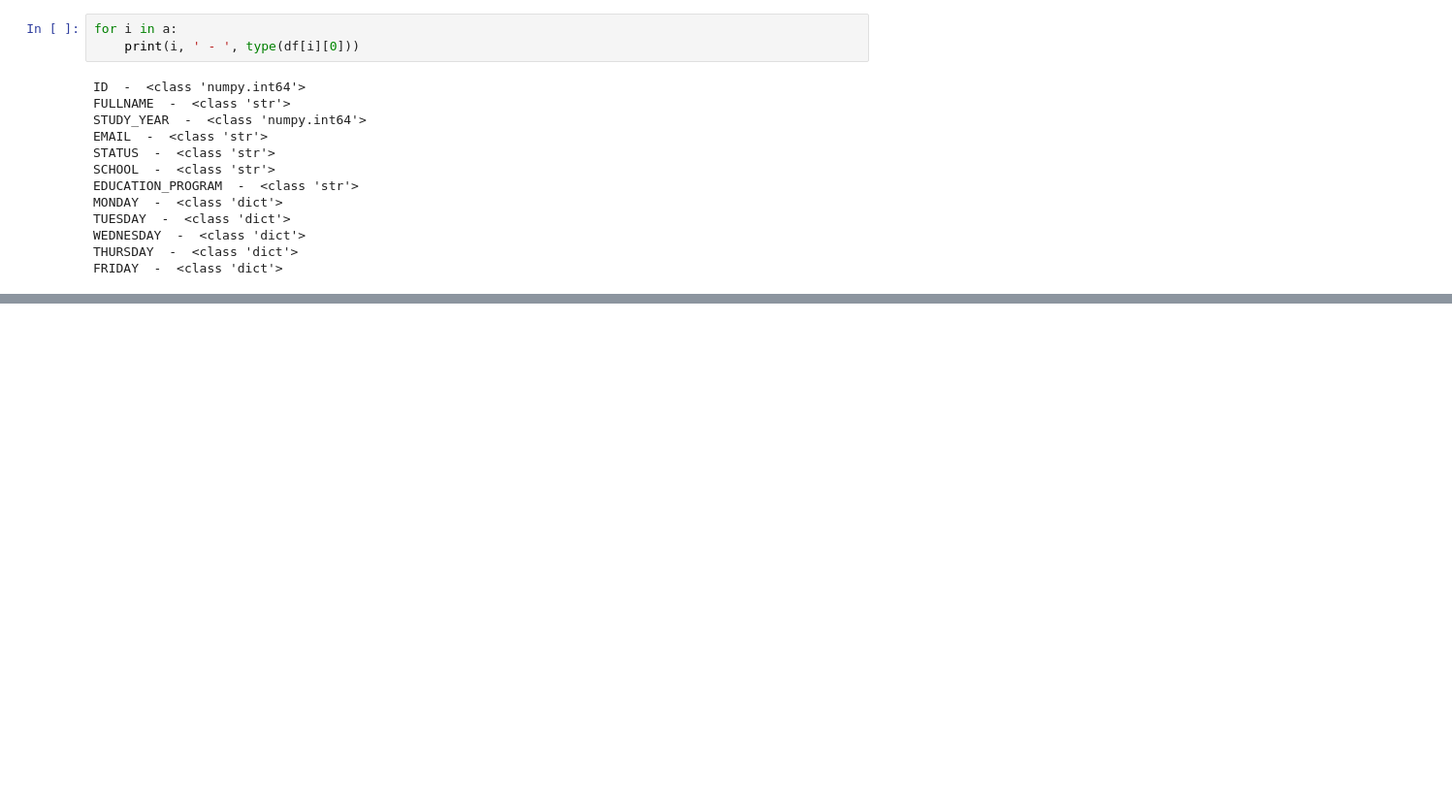
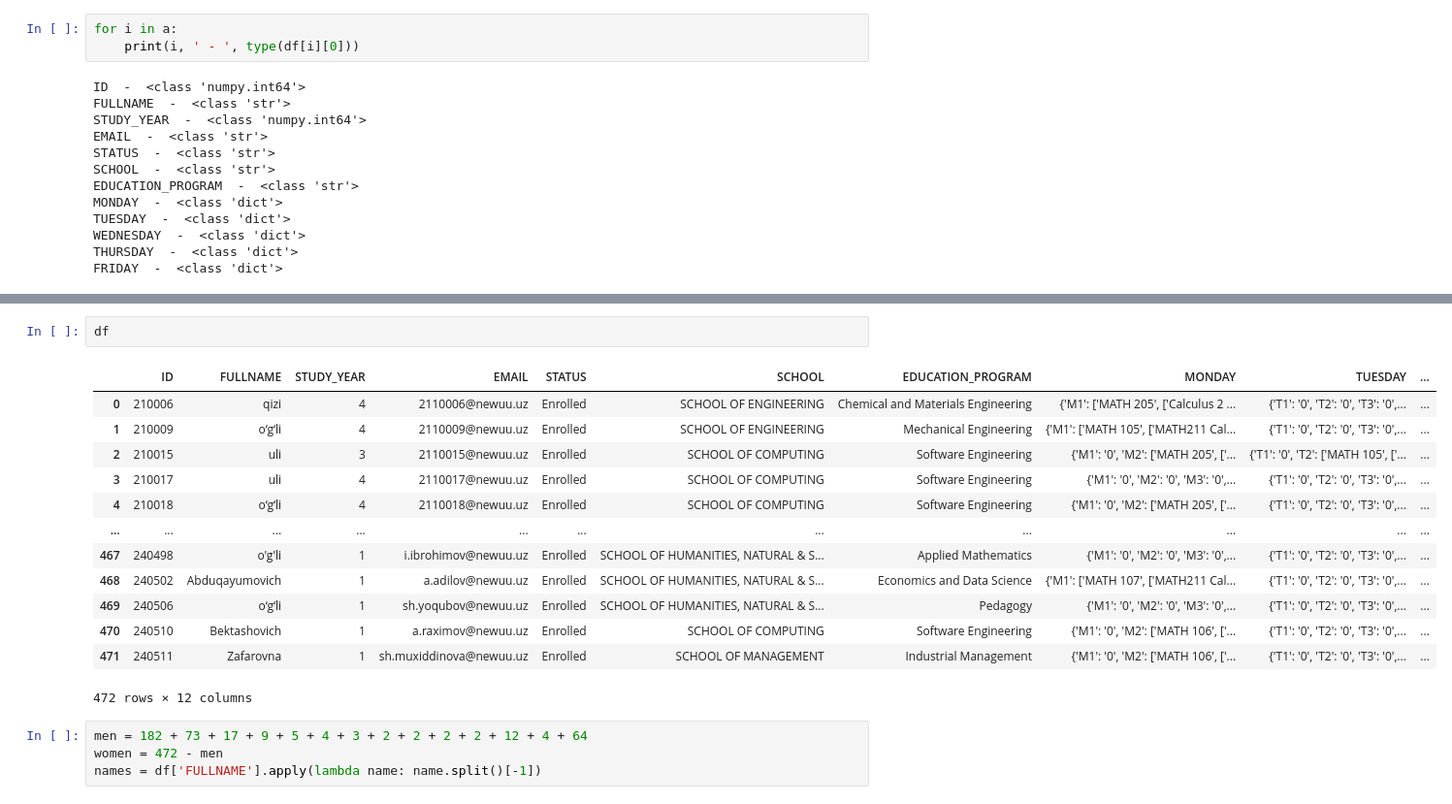
Before and after one commit to azamatzakirovch/resit_exam_data_visualization, a Jupyter notebook: database/students_data_review.ipynb, the cells around one changed output, grey strips where cells are left out. Shown at 97% size. Drawn from its saved outputs; the diff is of its cells as text; blank space fills up the shorter version.

```diff
--- a/database/students_data_review.ipynb
+++ b/database/students_data_review.ipynb
@@ -69,0 +86,20 @@ FRIDAY  -  <class 'dict'>
+# %%
+df
+# %% [output]
+|  | ID | FULLNAME | STUDY_YEAR | EMAIL | STATUS | SCHOOL | EDUCATION_PROGRAM | MONDAY | TUESDAY | ... |
+| 0 | 210006 | qizi | 4 | 2110006@newuu.uz | Enrolled | SCHOOL OF ENGINEERING | Chemical and Materials Engineering | {'M1': ['MATH 205', ['Calculus 2 ... | {'T1': '0', 'T2': '0', 'T3': '0',... | ... |
+| 1 | 210009 | o‘g‘li | 4 | 2110009@newuu.uz | Enrolled | SCHOOL OF ENGINEERING | Mechanical Engineering | {'M1': ['MATH 105', ['MATH211 Cal... | {'T1': '0', 'T2': '0', 'T3': '0',... | ... |
+| 2 | 210015 | uli | 3 | 2110015@newuu.uz | Enrolled | SCHOOL OF COMPUTING | Software Engineering | {'M1': '0', 'M2': ['MATH 205', ['... | {'T1': '0', 'T2': ['MATH 105', ['... | ... |
+| 3 | 210017 | uli | 4 | 2110017@newuu.uz | Enrolled | SCHOOL OF COMPUTING | Software Engineering | {'M1': '0', 'M2': '0', 'M3': '0',... | {'T1': '0', 'T2': '0', 'T3': '0',... | ... |
+| 4 | 210018 | o‘g‘li | 4 | 2110018@newuu.uz | Enrolled | SCHOOL OF COMPUTING | Software Engineering | {'M1': '0', 'M2': ['MATH 205', ['... | {'T1': '0', 'T2': '0', 'T3': '0',... | ... |
+| ... | ... | ... | ... | ... | ... | ... | ... | ... | ... | ... |
+| 467 | 240498 | o'g'li | 1 | i.ibrohimov@newuu.uz | Enrolled | SCHOOL OF HUMANITIES, NATURAL & S... | Applied Mathematics | {'M1': '0', 'M2': '0', 'M3': '0',... | {'T1': '0', 'T2': '0', 'T3': '0',... | ... |
+| 468 | 240502 | Abduqayumovich | 1 | a.adilov@newuu.uz | Enrolled | SCHOOL OF HUMANITIES, NATURAL & S... | Economics and Data Science | {'M1': ['MATH 107', ['MATH211 Cal... | {'T1': '0', 'T2': '0', 'T3': '0',... | ... |
+| 469 | 240506 | o‘g‘li | 1 | sh.yoqubov@newuu.uz | Enrolled | SCHOOL OF HUMANITIES, NATURAL & S... | Pedagogy | {'M1': '0', 'M2': '0', 'M3': '0',... | {'T1': '0', 'T2': '0', 'T3': '0',... | ... |
+| 470 | 240510 | Bektashovich | 1 | a.raximov@newuu.uz | Enrolled | SCHOOL OF COMPUTING | Software Engineering | {'M1': '0', 'M2': ['MATH 106', ['... | {'T1': '0', 'T2': '0', 'T3': '0',... | ... |
+| 471 | 240511 | Zafarovna | 1 | sh.muxiddinova@newuu.uz | Enrolled | SCHOOL OF MANAGEMENT | Industrial Management | {'M1': '0', 'M2': ['MATH 106', ['... | {'T1': '0', 'T2': '0', 'T3': '0',... | ... |
+472 rows × 12 columns
+# %%
+men = 182 + 73 + 17 + 9 + 5 + 4 + 3 + 2 + 2 + 2 + 2 + 12 + 4 + 64
+women = 472 - men
+names = df['FULLNAME'].apply(lambda name: name.split()[-1])
```
Also changed, not shown: parts of 8 cells of this notebook, 11 other files.
